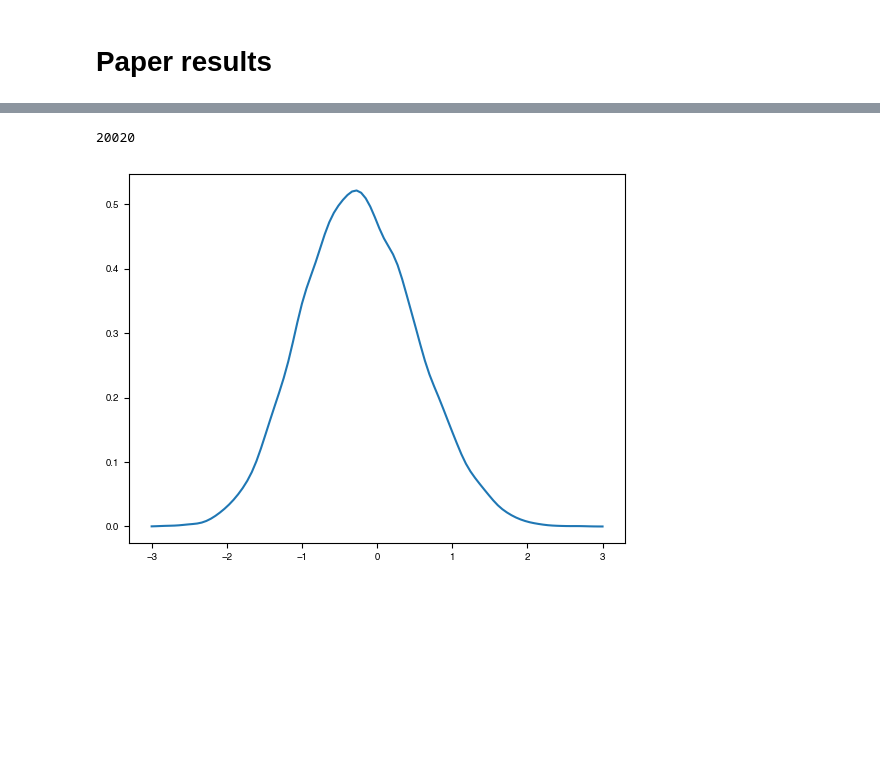
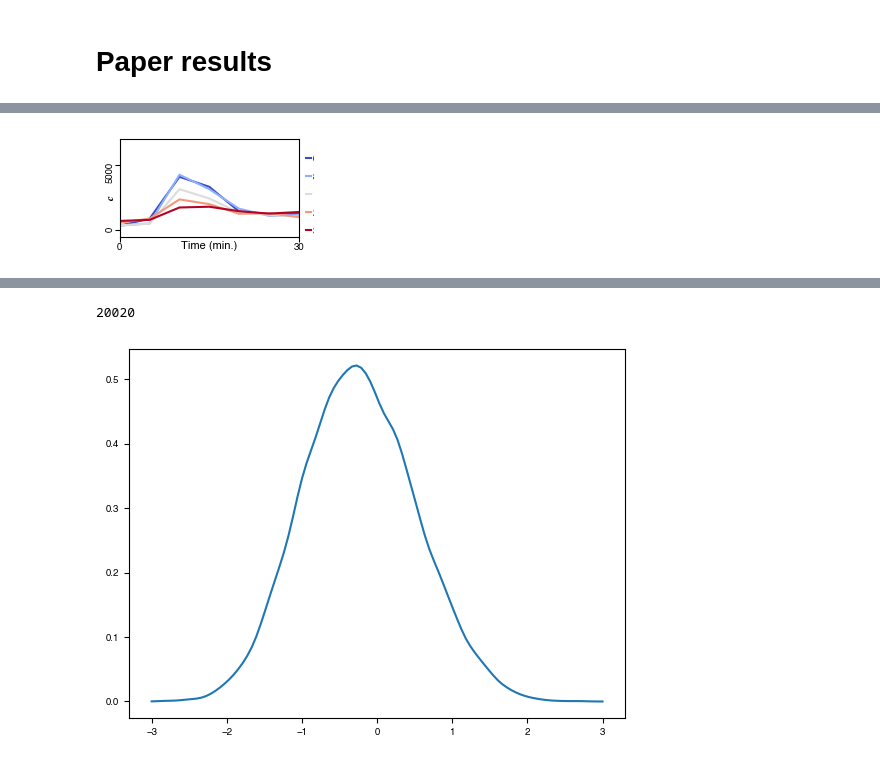
Before and after one commit to CUQI-DTU/Paper-Cochlear, a Jupyter notebook: paper_figures_v3_presentation.ipynb, the cells around one changed output, grey strips where cells are left out. Cells and saved outputs as stored; diff of their text form; code cells hidden in the pictures; blank space fills up the shorter version.

Commit message:
update signal intro figure

```diff
--- a/paper_figures_v3_presentation.ipynb
+++ b/paper_figures_v3_presentation.ipynb
@@ -122,0 +80,42 @@ a*L/d -0.17364039963673347
+# %%
+if 3 in figs_to_plot[i]:
+    SMALL_SIZE = 7
+    MEDIUM_SIZE =8
+    BIGGER_SIZE = 9
+    matplotlib_setup(SMALL_SIZE, MEDIUM_SIZE, BIGGER_SIZE)
+
+    real_times, real_locations, real_data, real_std_data, diff_locations, real_data_diff, real_std_data_diff = read_data_files(data_diff_list[0]['experiment_par'])
+# %%
+if 3 in figs_to_plot[i]:
+### Over time
+    fig = plt.figure(figsize=(7*0.35, 0.5*7/2*0.66))
+    plt.subplots_adjust(right=0.79, top=0.98, left=0.06, bottom=0.13)
+    # set left, right, top, bottom to 0.1, 0.9, 0.9, 0.1
+    #plt.subplots_adjust(left=0.2, right=0.9, top=0.9, bottom=0.1)
+
+    lines, legend = plot_time_series(real_times, real_locations,
+                    real_data.reshape(len(real_locations), len(real_times)), plot_legend=False, plot_type='over_time', d3_alpha=0.85,
+                    colormap=colormaps[0])
+    #plt.legend(lines, legend, loc='center left', bbox_to_anchor=(1, 0.5))
+    plt.legend(lines, legend,
+                        fontsize=SMALL_SIZE, frameon=False, ncol=1,
+                        columnspacing=0.1, handletextpad=0.1, handlelength=0.5,
+                        loc='upper right',
+                        bbox_to_anchor=(0.99, 0.945),  mode="expand")
+    plt.yticks(rotation=90, ticks=[0, 5000])
+    plt.gca().tick_params(axis='y', pad=0)
+    plt.gca().tick_params(axis='x', pad=1)
+    plt.ylabel(r"$\boldsymbol{c}$")
+    plt.gca().yaxis.set_label_coords(-0.02,0.4)
+
+    plt.xticks(ticks=[0, 30])
+    plt.xlabel("Time (min.)", labelpad=-8)
+    plt.xlim([0, 30])
+    plt.ylim([-500, 7000])
+    # only 2 ticks
+    #plt.locator_params(axis='y', nb
+    #                   =2)
+    #plt.tight_layout()
+    plt.savefig('figures/'+scenario_tags_list[i][0]+'/fig3_over_time.pdf')
+# %% [output]
+[figure, added]
```
Also changed, not shown: parts of 3 cells of this notebook.
